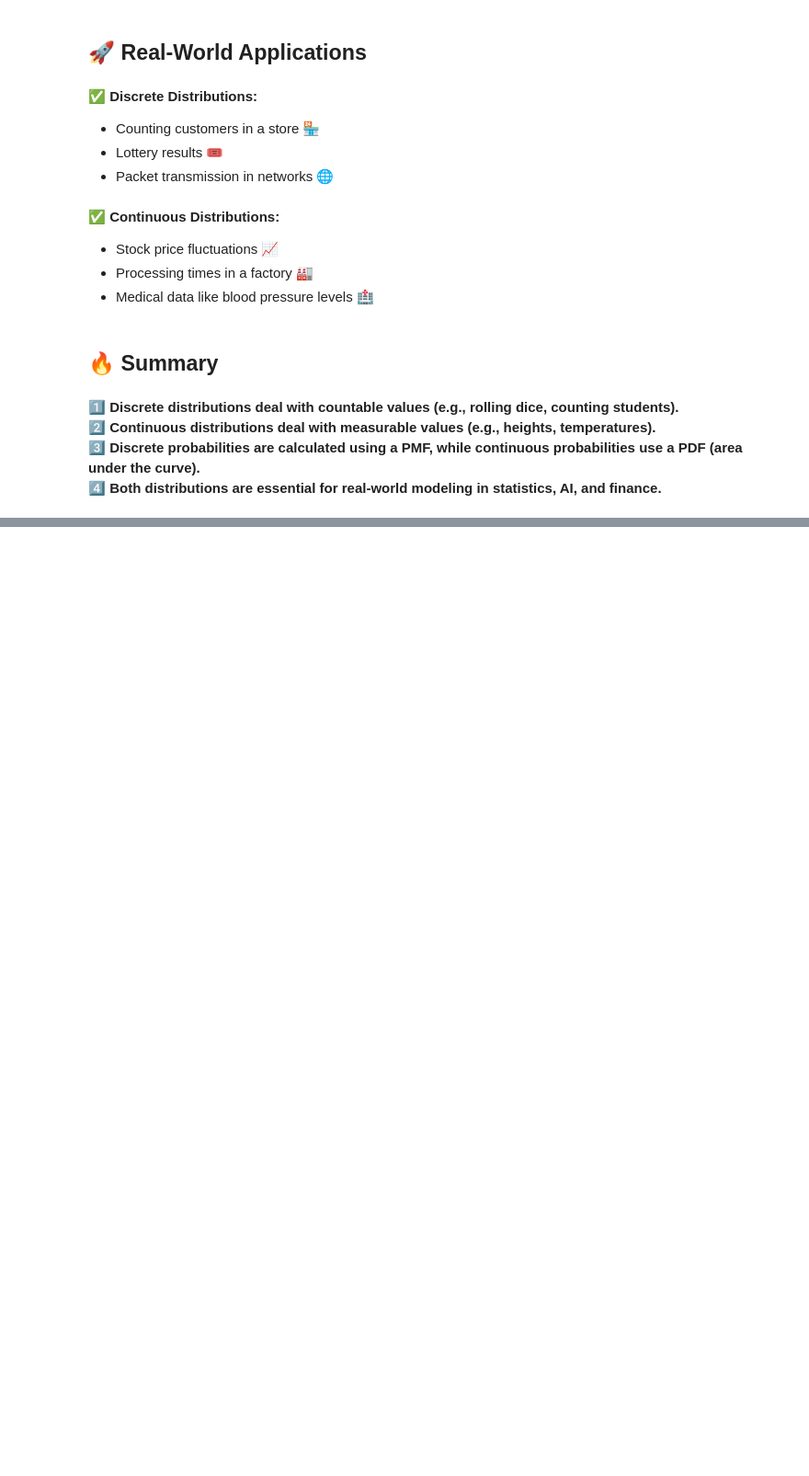
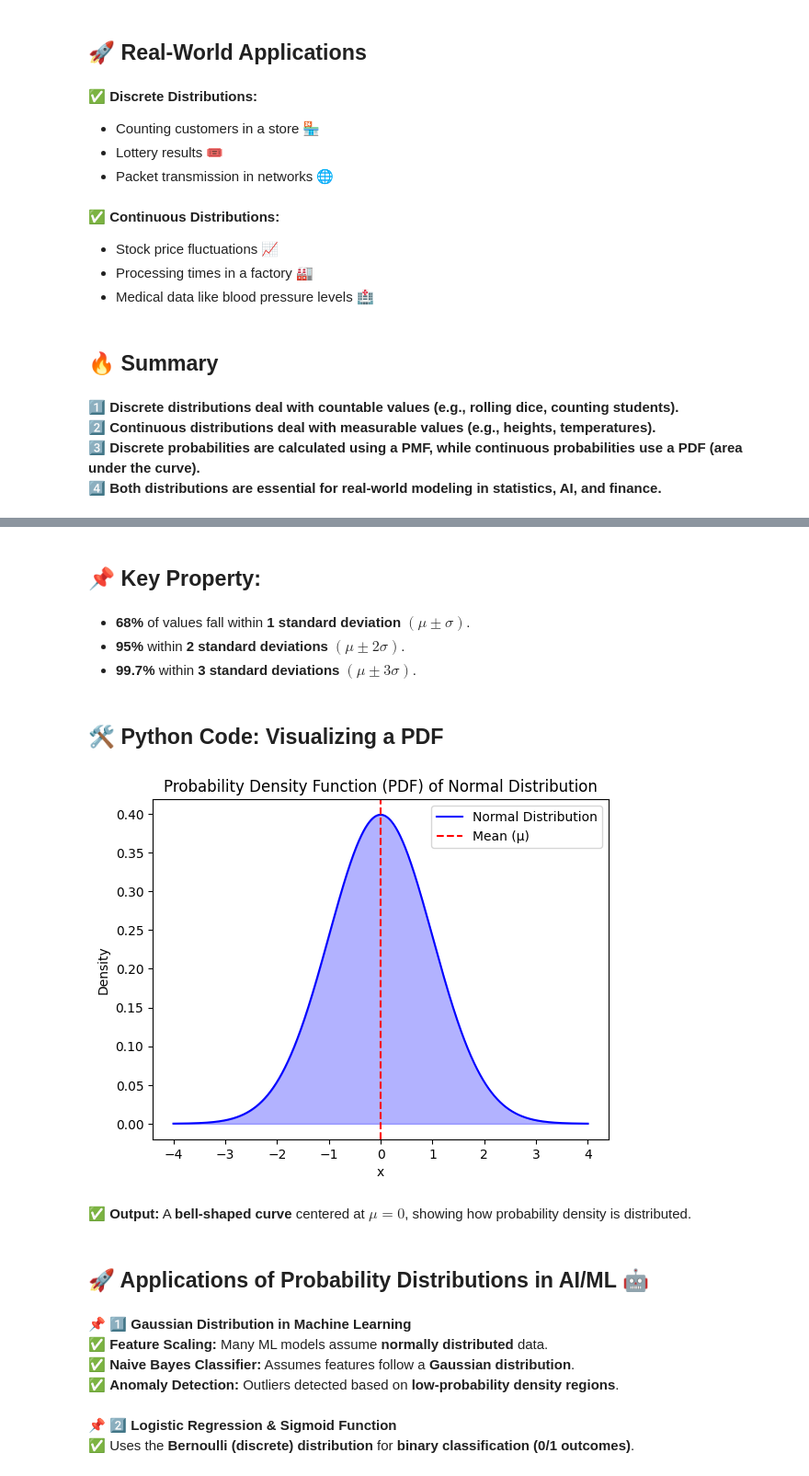
Before and after one commit to YuriiOks/MLX_Interview_Notes, a Jupyter notebook: Mathematics_➗📊/Round1/09_discrete_vs_continuous_probability.ipynb, the cells around one changed output, grey strips where cells are left out. Shown at 92% size. Saved outputs shown, nothing was run; the diff lists cells and outputs as text; code cells hidden in the pictures; blank space fills up the shorter version.

```diff
--- a/Mathematics_➗📊/Round1/09_discrete_vs_continuous_probability.ipynb
+++ b/Mathematics_➗📊/Round1/09_discrete_vs_continuous_probability.ipynb
@@ -125,0 +145,41 @@ plt.show()
+# %% [markdown]
+## **📌 Key Property:**
+# %% [markdown]
+- **68%** of values fall within **1 standard deviation** $(\mu \pm \sigma)$.
+- **95%** within **2 standard deviations** $(\mu \pm 2\sigma)$.
+- **99.7%** within **3 standard deviations** $(\mu \pm 3\sigma)$.
+# %% [markdown]
+## **🛠️ Python Code: Visualizing a PDF**
+# %%
+import numpy as np
+import matplotlib.pyplot as plt
+import scipy.stats as stats
+
+# Define the normal distribution
+mu, sigma = 0, 1  # Mean and standard deviation
+x = np.linspace(-4, 4, 1000)
+pdf = stats.norm.pdf(x, mu, sigma)
+
+# Plot the PDF
+plt.plot(x, pdf, color='blue', label="Normal Distribution")
+plt.fill_between(x, pdf, alpha=0.3, color='blue')
+plt.axvline(mu, color='red', linestyle="--", label="Mean (μ)")
+plt.xlabel("x")
+plt.ylabel("Density")
+plt.title("Probability Density Function (PDF) of Normal Distribution")
+plt.legend()
+plt.show()
+# %% [output]
+[figure, added]
+# %% [markdown]
+✅ **Output:** A **bell-shaped curve** centered at $\mu = 0$, showing how probability density is distributed.
+# %% [markdown]
+## **🚀 Applications of Probability Distributions in AI/ML 🤖**
+# %% [markdown]
+📌 **1️⃣ Gaussian Distribution in Machine Learning**
+✅ **Feature Scaling:** Many ML models assume **normally distributed** data.
+✅ **Naive Bayes Classifier:** Assumes features follow a **Gaussian distribution**.
+✅ **Anomaly Detection:** Outliers detected based on **low-probability density regions**.
+# %% [markdown]
+📌 **2️⃣ Logistic Regression & Sigmoid Function**
+✅ Uses the **Bernoulli (discrete) distribution** for **binary classification (0/1 outcomes)**.
```
Also changed, not shown: parts of 10 cells of this notebook.
